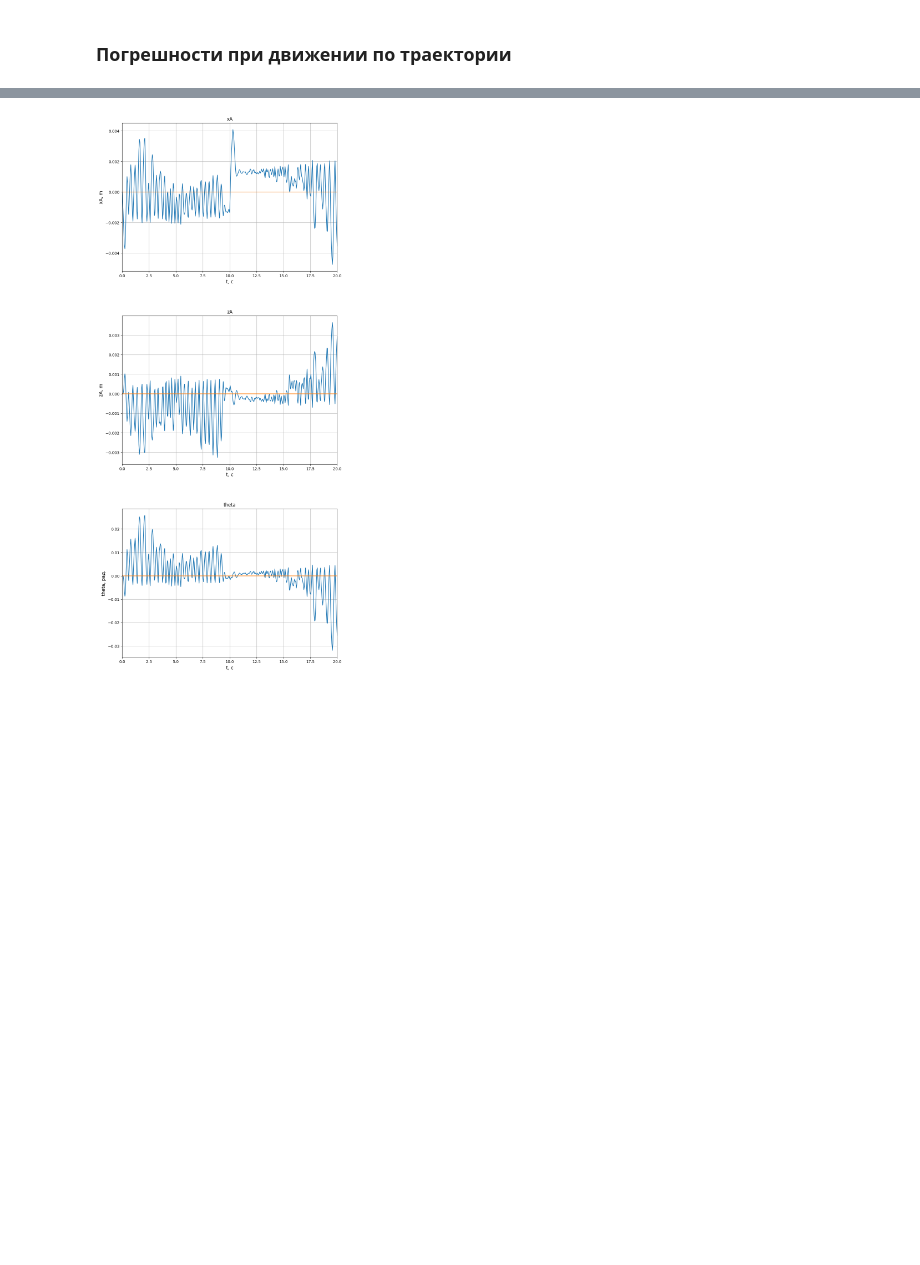
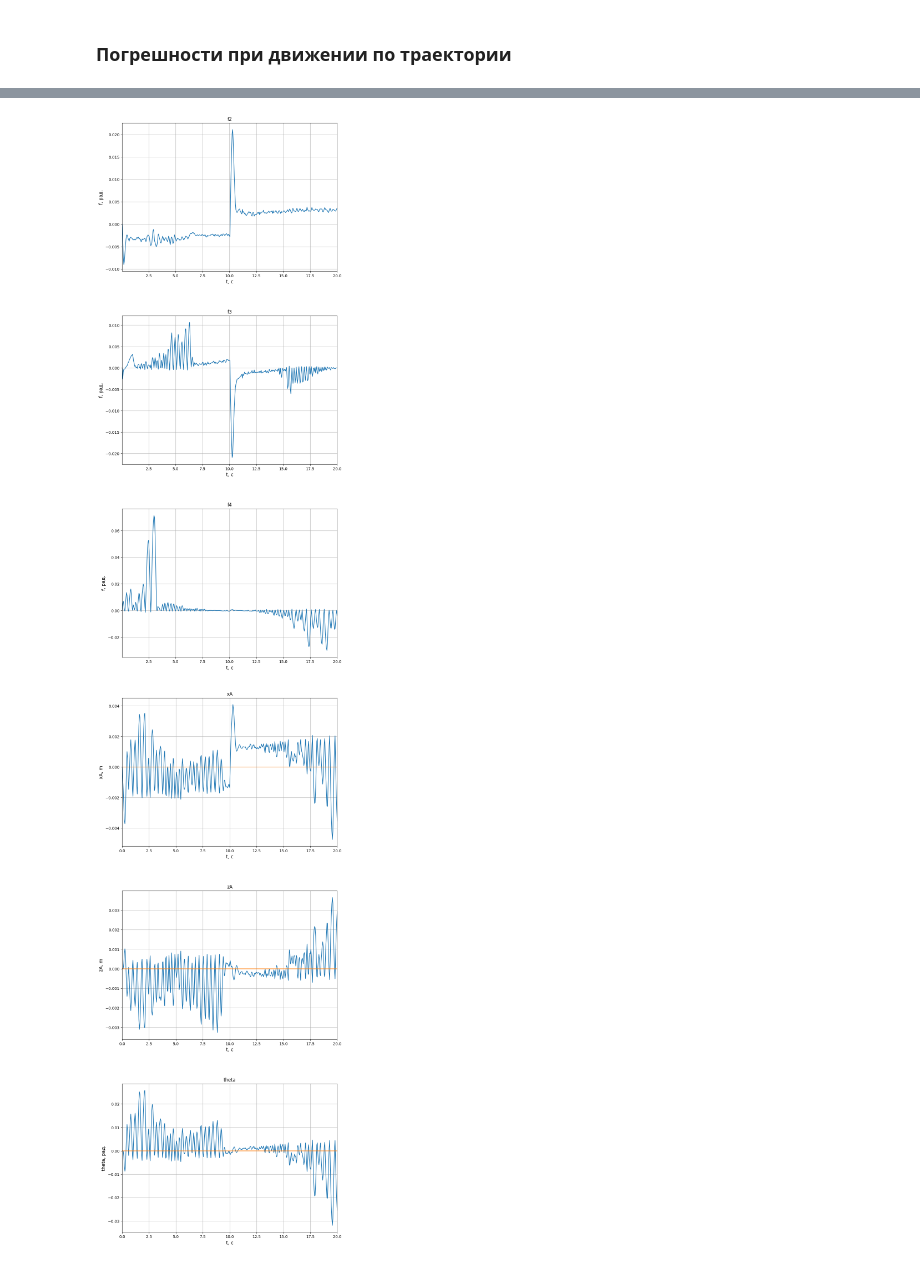
Before and after one commit to FKz11/study_mpei, a Jupyter notebook: lab234_out.ipynb, the cells around one changed output, grey strips where cells are left out. Drawn from its saved outputs; the diff is of its cells as text; code cells hidden in the pictures; blank space fills up the shorter version.

```diff
--- a/lab234_out.ipynb
+++ b/lab234_out.ipynb
@@ -385,3 +393,7 @@ def plot_x_z_theta(df):
+# %%
+plot_f(data4_diff)
+# %% [output]
+[figure, added]
 # %%
 plot_x_z_theta(data2_diff)
 # %% [output]
```
Also changed, not shown: parts of 5 cells of this notebook.
